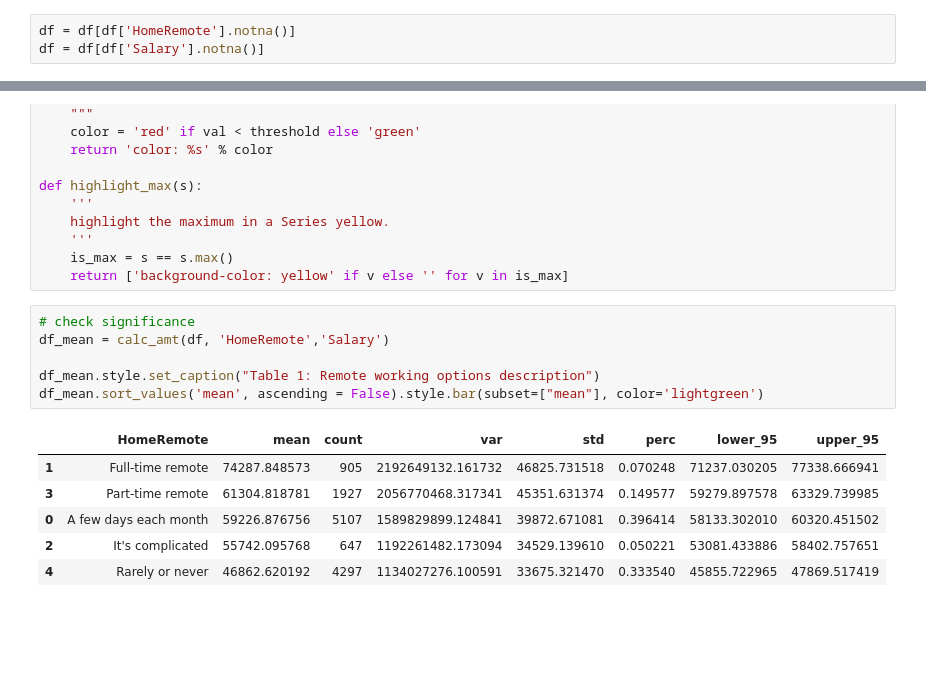
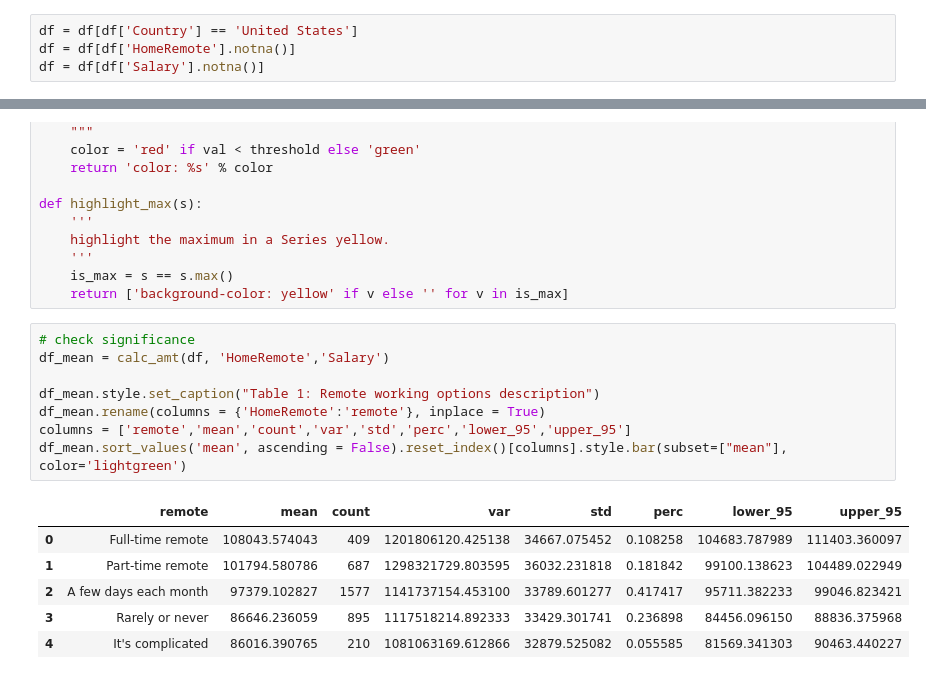
Before and after one commit to hamidkhbl/StackoverflowSurvey, a Jupyter notebook: RemoteAndSalary.ipynb, the cells around one changed output, grey strips where cells are left out. Drawn from its saved outputs; the diff is of its cells as text; blank space fills up the shorter version.

```diff
--- a/RemoteAndSalary.ipynb
+++ b/RemoteAndSalary.ipynb
@@ -15,4 +30,5 @@ df = pd.read_csv('survey_results_public_2017.csv', encoding =  "ISO-8859-1", low
 # %%
+df = df[df['Country'] == 'United States']
 df = df[df['HomeRemote'].notna()]
 df = df[df['Salary'].notna()]
 # %%
@@ -97,13 +113,15 @@ def highlight_max(s):
 # %%
 # check significance
 df_mean = calc_amt(df, 'HomeRemote','Salary')
 
 df_mean.style.set_caption("Table 1: Remote working options description")
-df_mean.sort_values('mean', ascending = False).style.bar(subset=["mean"], color='lightgreen')
+df_mean.rename(columns = {'HomeRemote':'remote'}, inplace = True)
+columns = ['remote','mean','count','var','std','perc','lower_95','upper_95']
+df_mean.sort_values('mean', ascending = False).reset_index()[columns].style.bar(subset=["mean"], color='lightgreen')
 # %% [output]
-|  | HomeRemote | mean | count | var | std | perc | lower_95 | upper_95 |
-| 1 | Full-time remote | 74287.848573 | 905 | 2192649132.161732 | 46825.731518 | 0.070248 | 71237.030205 | 77338.666941 |
-| 3 | Part-time remote | 61304.818781 | 1927 | 2056770468.317341 | 45351.631374 | 0.149577 | 59279.897578 | 63329.739985 |
-| 0 | A few days each month | 59226.876756 | 5107 | 1589829899.124841 | 39872.671081 | 0.396414 | 58133.302010 | 60320.451502 |
-| 2 | It's complicated | 55742.095768 | 647 | 1192261482.173094 | 34529.139610 | 0.050221 | 53081.433886 | 58402.757651 |
-| 4 | Rarely or never | 46862.620192 | 4297 | 1134027276.100591 | 33675.321470 | 0.333540 | 45855.722965 | 47869.517419 |
+|  | remote | mean | count | var | std | perc | lower_95 | upper_95 |
+| 0 | Full-time remote | 108043.574043 | 409 | 1201806120.425138 | 34667.075452 | 0.108258 | 104683.787989 | 111403.360097 |
+| 1 | Part-time remote | 101794.580786 | 687 | 1298321729.803595 | 36032.231818 | 0.181842 | 99100.138623 | 104489.022949 |
+| 2 | A few days each month | 97379.102827 | 1577 | 1141737154.453100 | 33789.601277 | 0.417417 | 95711.382233 | 99046.823421 |
+| 3 | Rarely or never | 86646.236059 | 895 | 1117518214.892333 | 33429.301741 | 0.236898 | 84456.096150 | 88836.375968 |
+| 4 | It's complicated | 86016.390765 | 210 | 1081063169.612866 | 32879.525082 | 0.055585 | 81569.341303 | 90463.440227 |
```
Also changed, not shown: parts of 6 cells of this notebook.
